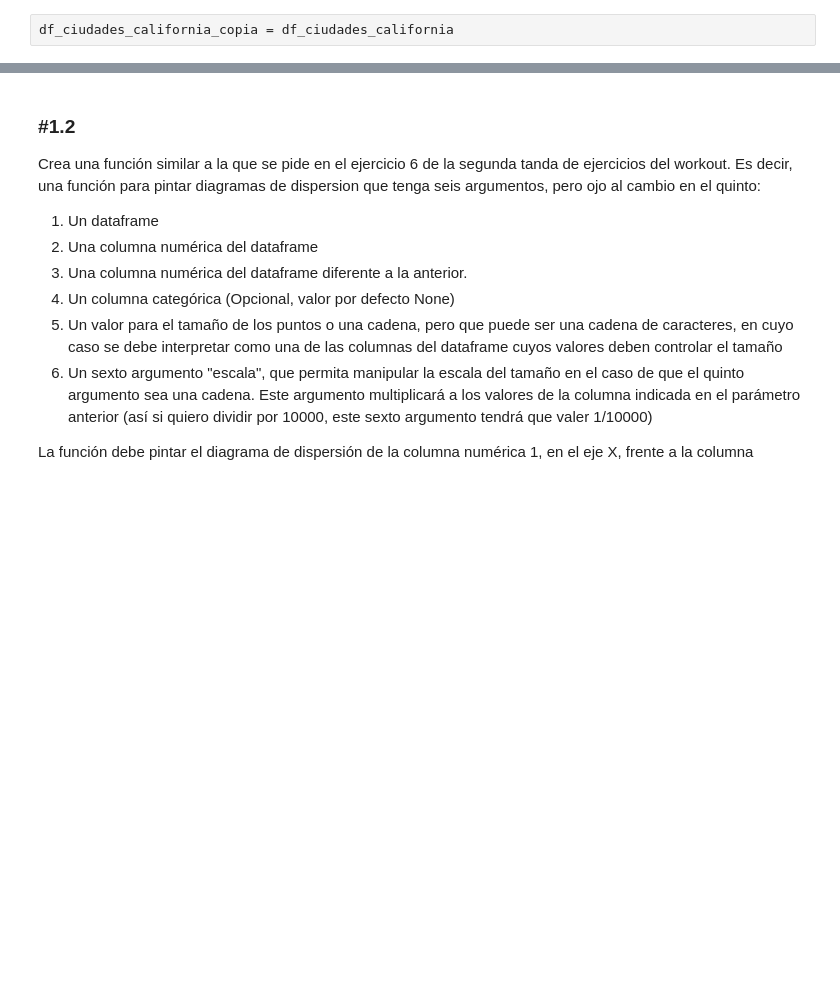
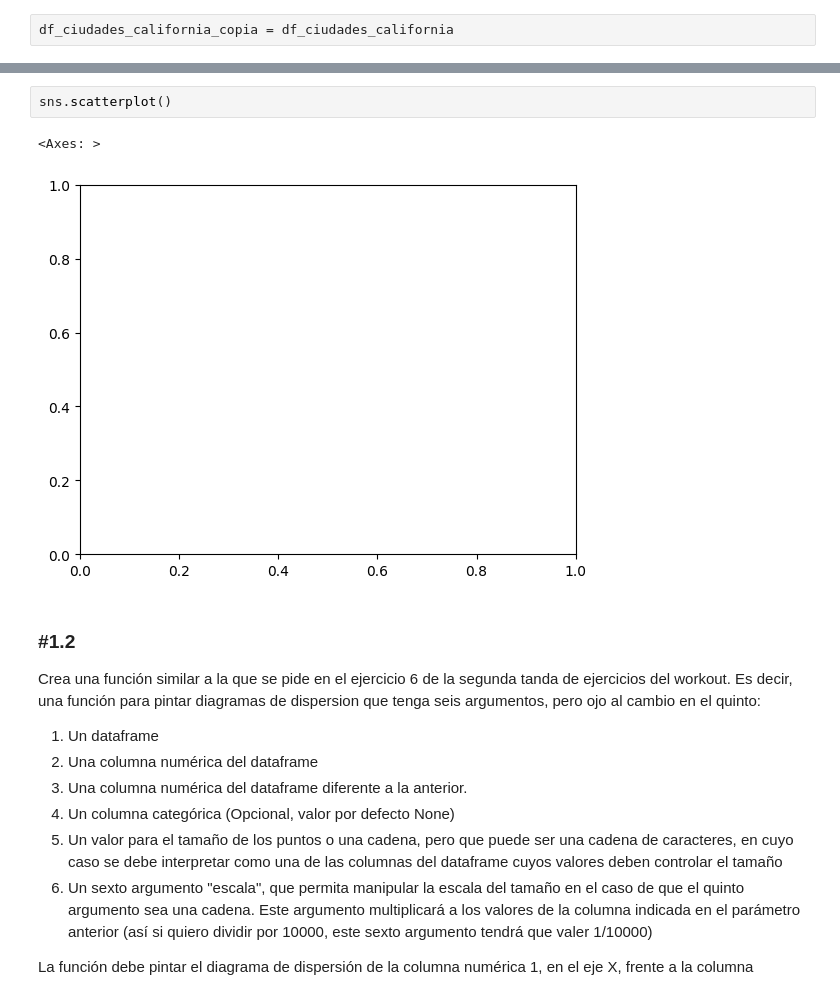
Before and after one commit to Juditga97/DSOnline_Sept25_JuditGarcia, a Jupyter notebook: 03_Data_Analysis/Sprint_08/Unidad_02_Visualizacion_Avanzada_Seaborn/03_Practica_Obligatoria/18_Practica_Obligatoria_Visualizacion_Avanzada_JuditGarcia.ipynb, the cells around one changed output, grey strips where cells are left out. Cells and saved outputs as stored; diff of their text form; blank space fills up the shorter version.

```diff
--- a/03_Data_Analysis/Sprint_08/Unidad_02_Visualizacion_Avanzada_Seaborn/03_Practica_Obligatoria/18_Practica_Obligatoria_Visualizacion_Avanzada_JuditGarcia.ipynb
+++ b/03_Data_Analysis/Sprint_08/Unidad_02_Visualizacion_Avanzada_Seaborn/03_Practica_Obligatoria/18_Practica_Obligatoria_Visualizacion_Avanzada_JuditGarcia.ipynb
@@ -94,3 +125,8 @@ dtype: int64
+# %%
+sns.scatterplot()
+# %% [output]
+<Axes: >
+[figure, added]
 # %% [markdown]
 ### #1.2
 
```
Also changed, not shown: parts of 15 cells of this notebook.
